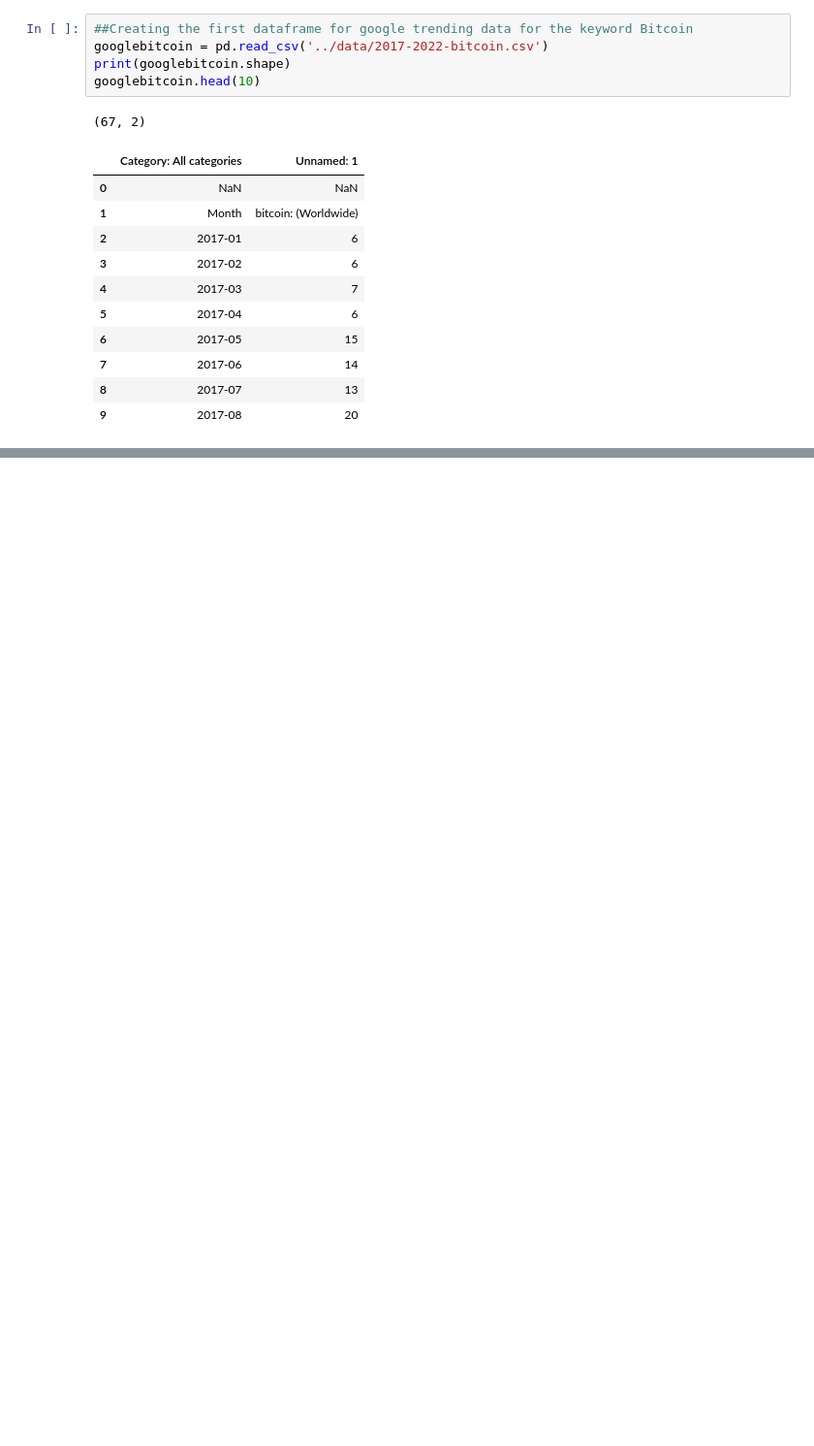
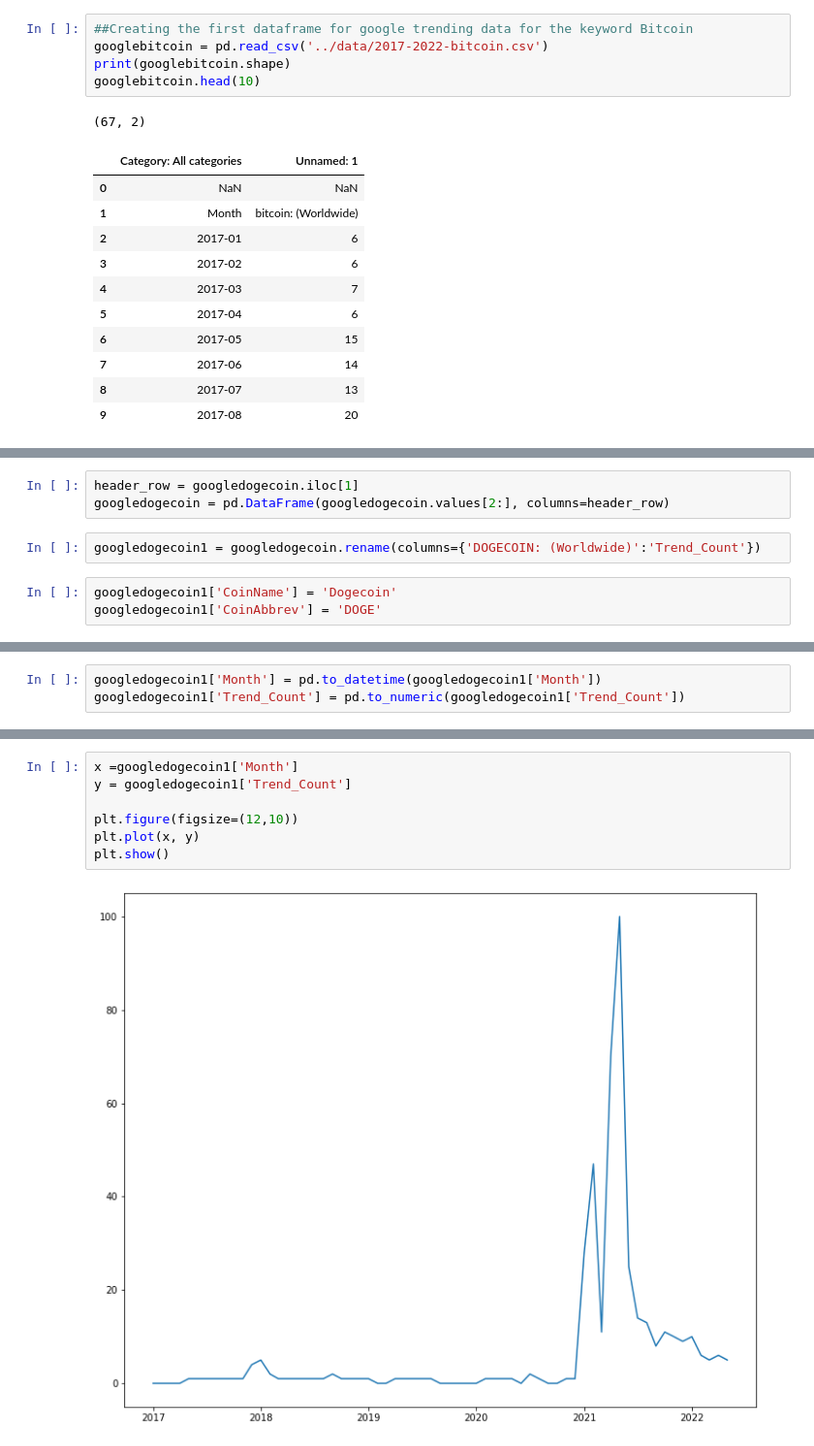
Before and after one commit to mrmoya413/Capstone_RudyMoya, a Jupyter notebook: Notebooks/Rudy_Moya_Capstone.ipynb, the cells around one changed output, grey strips where cells are left out. Shown at 97% size. Saved outputs shown, nothing was run; the diff lists cells and outputs as text; blank space fills up the shorter version.

```diff
--- a/Notebooks/Rudy_Moya_Capstone.ipynb
+++ b/Notebooks/Rudy_Moya_Capstone.ipynb
@@ -47,0 +135,8 @@ googlebitcoin.head()
+# %%
+header_row = googledogecoin.iloc[1]
+googledogecoin = pd.DataFrame(googledogecoin.values[2:], columns=header_row)
+# %%
+googledogecoin1 = googledogecoin.rename(columns={'DOGECOIN: (Worldwide)':'Trend_Count'})
+# %%
+googledogecoin1['CoinName'] = 'Dogecoin'
+googledogecoin1['CoinAbbrev'] = 'DOGE'
@@ -47,0 +159,3 @@ googlebitcoin.head()
+# %%
+googledogecoin1['Month'] = pd.to_datetime(googledogecoin1['Month'])
+googledogecoin1['Trend_Count'] = pd.to_numeric(googledogecoin1['Trend_Count'])
@@ -47,0 +178,9 @@ googlebitcoin.head()
+# %%
+x =googledogecoin1['Month']
+y = googledogecoin1['Trend_Count']
+
+plt.figure(figsize=(12,10))
+plt.plot(x, y)
+plt.show()
+# %% [output]
+[figure, added]
```
Also changed, not shown: parts of 70 cells of this notebook.
